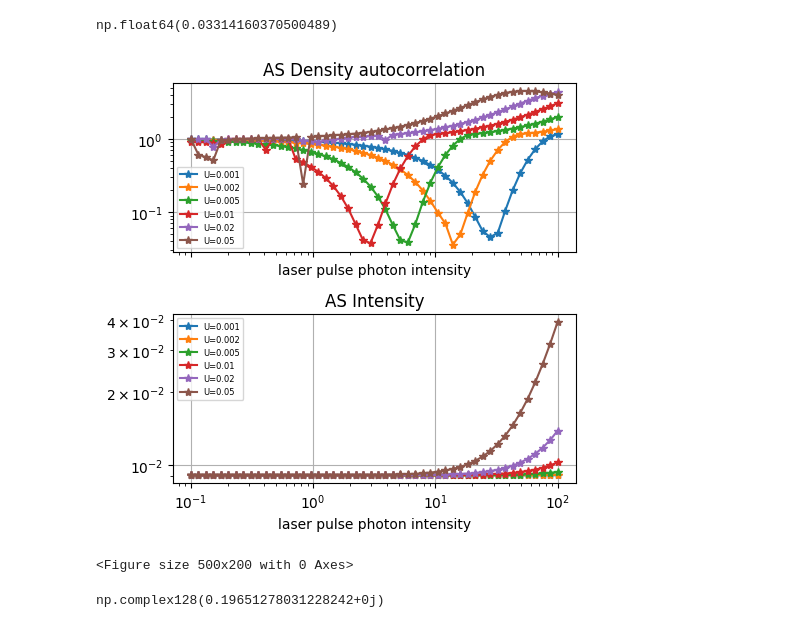
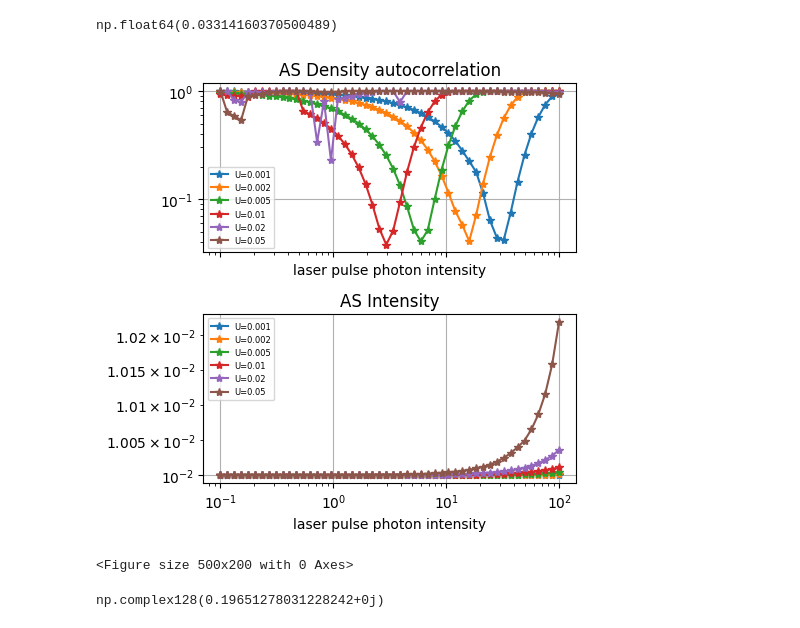
Before and after one commit to HewlettPackard/tensor-circuit-torch, a Jupyter notebook: MPDO_circuit/experiments/single_coupler_SPG/analyze.ipynb, the cells around one changed output. Saved outputs shown, nothing was run; the diff lists cells and outputs as text; code cells hidden in the pictures.

```diff
--- a/MPDO_circuit/experiments/single_coupler_SPG/analyze.ipynb
+++ b/MPDO_circuit/experiments/single_coupler_SPG/analyze.ipynb
@@ -34,40 +34,40 @@ np.float64(0.03314160370500489)
 import matplotlib.pyplot as plt
 
 n_out_tar = 0.01
-gamma = 0.1
+gamma = 0.
 
 fig, ax = plt.subplots(2,1, figsize=(5,5), sharex=True)
 for U in vec_U[:-1]:
     dat_g2 = []
     for ns in vec_ns:
         dat_g2.append(results[(U, ns, n_out_tar, gamma)]['g2'])
 
     ax[0].loglog(vec_ns, dat_g2, "*-", label=f"U={U}")
 
 #plt.ylim(0,0.3)
 ax[0].grid(True)
 ax[0].legend(fontsize=6)
 ax[0].set_title("AS Density autocorrelation")
 ax[0].set_xlabel(r"laser pulse photon intensity")
 
 plt.figure(figsize=(5,2))
 for U in vec_U[:-1]:
     dat_n_out = []
     for ns in vec_ns:
         n_out = np.abs(results[(U, ns, n_out_tar, gamma)]['alpha']) ** 2 \
             + np.abs(results[(U, ns, n_out_tar, gamma)]['N'])
         dat_n_out.append(n_out)
 
     ax[1].loglog(vec_ns, dat_n_out, "*-", label=f"U={U}")
 
 ax[1].grid(True)
 ax[1].legend(fontsize=6)
 ax[1].set_xlabel(r"laser pulse photon intensity")
 ax[1].set_title("AS Intensity")
 
 fig.tight_layout()
 # %% [output]
-[figure, old version]
+[figure, new version]
 <Figure size 500x200 with 0 Axes>
 # %%
 results[(vec_U[0],vec_ns[0])]['g2']
```
Also changed, not shown: 16 other files.
